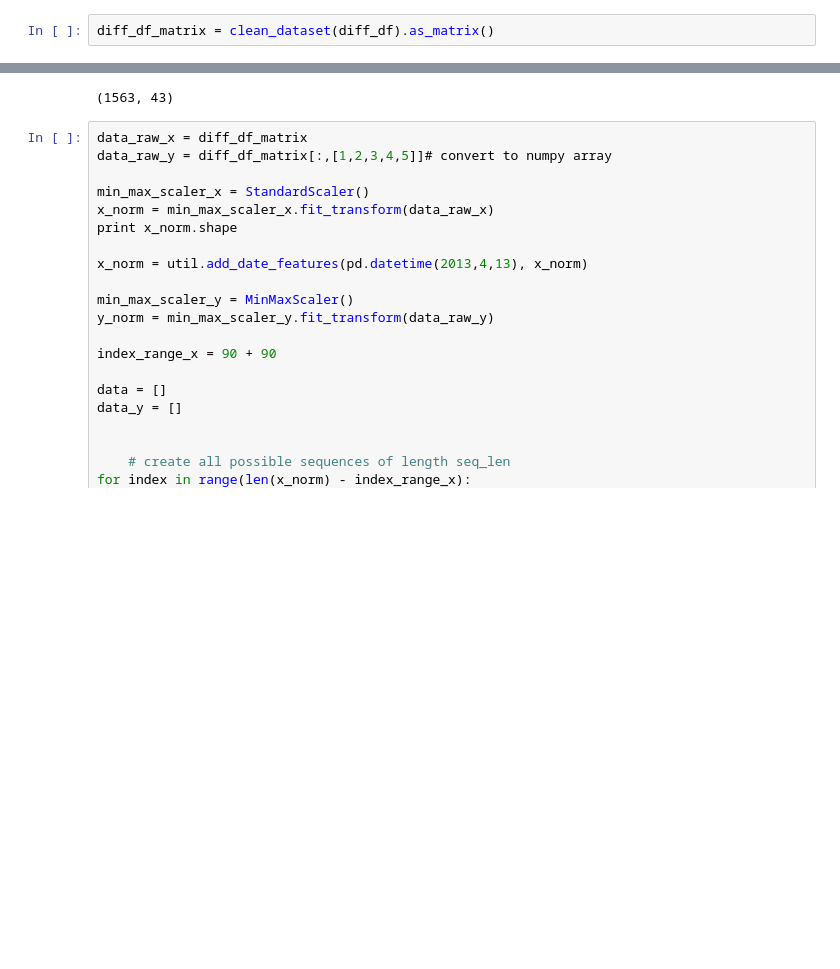
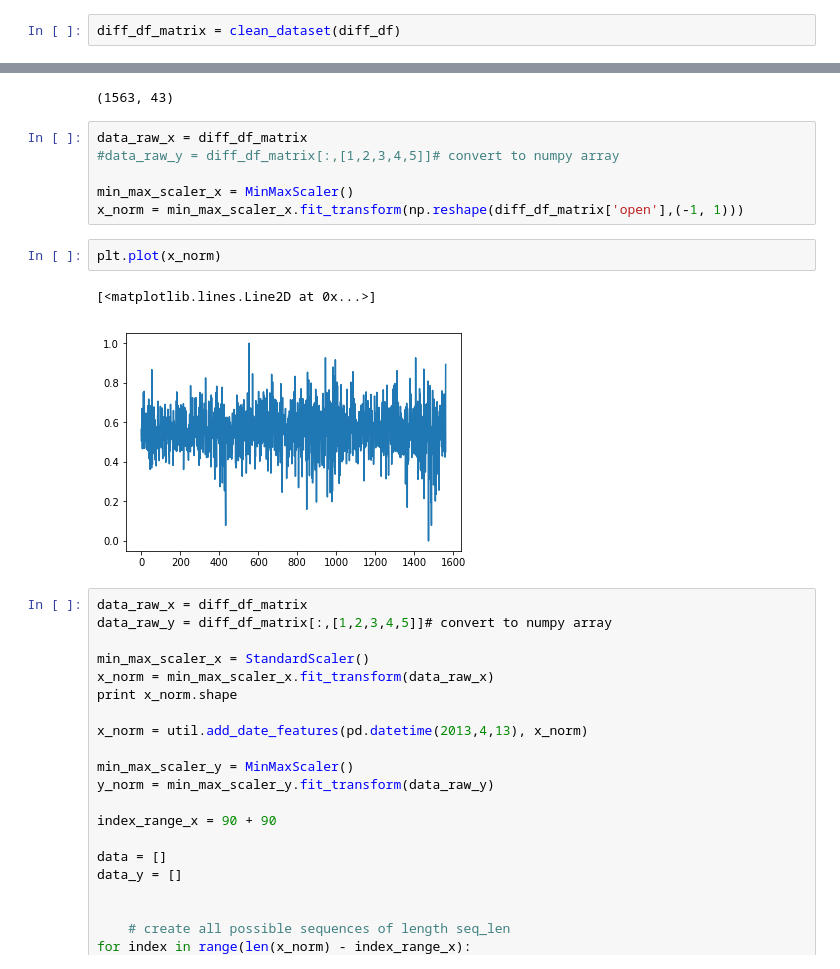
Before and after one commit to lexalus/lstm_pyspark_stocks90d, a Jupyter notebook: src/notebooks/LSTM Explore Keras.ipynb, the cells around one changed output, grey strips where cells are left out. Saved outputs shown, nothing was run; the diff lists cells and outputs as text; blank space fills up the shorter version.

Commit message:
Update for LSTM to tanh + minmax scaler

```diff
--- a/src/notebooks/LSTM Explore Keras.ipynb
+++ b/src/notebooks/LSTM Explore Keras.ipynb
@@ -228,11 +219,22 @@ for i in diff_df_matrix[:,0]:
 # %% [output]
 (1564,)
 # %%
-diff_df_matrix = clean_dataset(diff_df).as_matrix()
+diff_df_matrix = clean_dataset(diff_df)
 # %%
 diff_df_matrix.shape
 # %% [output]
 (1563, 43)
+# %%
+data_raw_x = diff_df_matrix
+#data_raw_y = diff_df_matrix[:,[1,2,3,4,5]]# convert to numpy array
+
+min_max_scaler_x = MinMaxScaler()
+x_norm = min_max_scaler_x.fit_transform(np.reshape(diff_df_matrix['open'],(-1, 1)))
+# %%
+plt.plot(x_norm)
+# %% [output]
+[<matplotlib.lines.Line2D at 0x...>]
+[figure, added]
 # %%
 data_raw_x = diff_df_matrix
 data_raw_y = diff_df_matrix[:,[1,2,3,4,5]]# convert to numpy array
```
Also changed, not shown: parts of 7 cells of this notebook, 6 other files.
